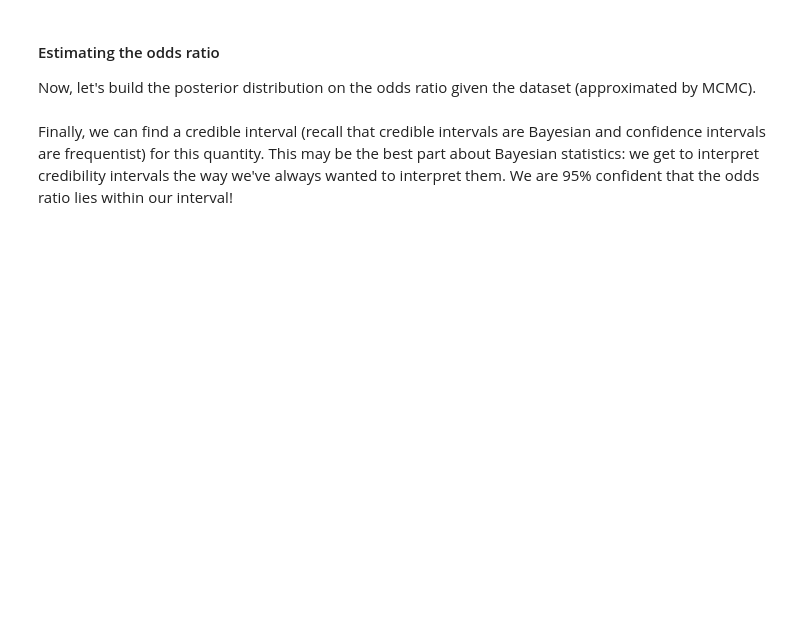
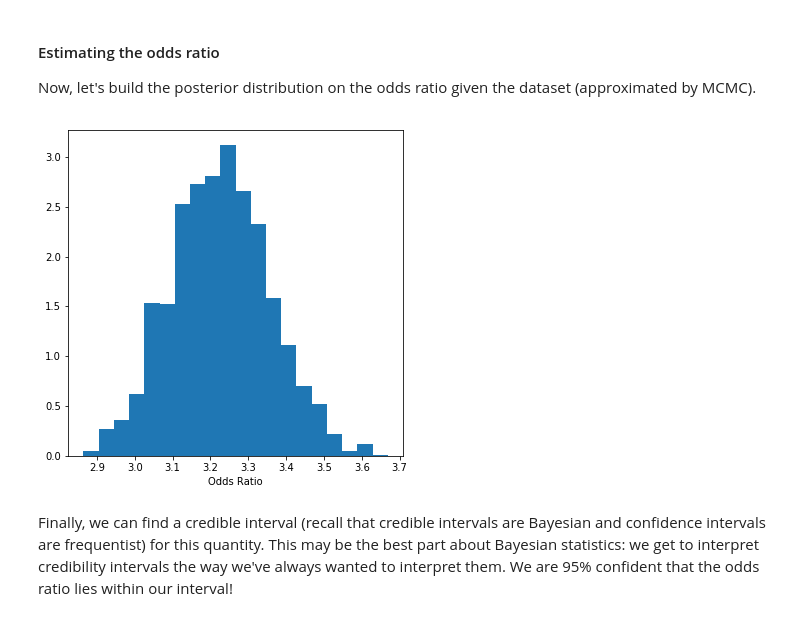
Before and after one commit to Nabarun21/bayesian-methods-for-ml, a Jupyter notebook: Week 4/Programming assignment/Week4. Practical Assignment. MCMC.ipynb, the cells around one changed output. Cells and saved outputs as stored; diff of their text form; code cells hidden in the pictures; blank space fills up the shorter version.

```diff
--- a/Week 4/Programming assignment/Week4. Practical Assignment. MCMC.ipynb
+++ b/Week 4/Programming assignment/Week4. Practical Assignment. MCMC.ipynb
@@ -413,20 +433,0 @@ plot_traces(trace,burnin=200)
-# %%
-from pymc3.glm.families import Binomial
-from pymc3.glm import GLM
-
-
-with pm.Model() as logistic_model:
-    # Since it is unlikely that the dependency between the age and salary is linear, we will include age squared
-    # into features so that we can model dependency that favors certain ages.
-    # Train Bayesian logistic regression model on the following features: sex, age, age^2, educ, hours
-    # Use pm.sample to run MCMC to train this model.
-    # To specify the particular sampler method (Metropolis-Hastings) to pm.sample,
-    # use `pm.Metropolis`.
-    # Train your model for 400 samples.
-    # Save the output of pm.sample to a variable: this is the trace of the sampling procedure and will be used
-    # to estimate the statistics of the posterior distribution.
-    GLM.from_formula('income_more_50K~age+educ+hours', data, family=Binomial())
-    #map_estimate = pm.find_MAP()
-    #print(map_estimate)
-    #step = pm.Metropolis()
-    trace = pm.sample(2000,cores=1,chains=1,tune=1000)
@@ -469,7 +443,14 @@ with pm.Model() as logistic_model:
     # Use pm.sample to run MCMC to train this model.
     # Train your model for *4000* samples (ten times more than before).
     # Training can take a while, so relax and wait :)
+    GLM.from_formula('income_more_50K~sex+age+age2+educ+hours', data, family=Binomial())
+    map_estimate = pm.find_MAP()
+    #print(map_estimate)
+    #step = pm.Metropolis(S=)
+    print(map_estimate)
 
+    trace = pm.sample(4000,start=map_estimate,cores=1,chains=1)
+del logistic_model
     #### YOUR CODE HERE ####
 
     ### END OF YOUR CODE ###
@@ -481,12 +478,14 @@ Now, let's build the posterior distribution on the odds ratio given the dataset
 # %%
 # We don't need to use a large burn-in here, since we initialize sampling
 # from a good point (from our approximation of the most probable
 # point (MAP) to be more precise).
-burnin = 100
+burnin = 2000
 b = trace['sex[T. Male]'][burnin:]
 plt.hist(np.exp(b), bins=20, normed=True)
 plt.xlabel("Odds Ratio")
 plt.show()
+# %% [output]
+[figure, added]
 # %% [markdown]
 
 Finally, we can find a credible interval  (recall that credible intervals are Bayesian and confidence intervals are frequentist) for this quantity. This may be the best part about Bayesian statistics: we get to interpret credibility intervals the way we've always wanted to interpret them. We are 95% confident that the odds ratio lies within our interval!
```
Also changed, not shown: parts of 18 cells of this notebook.
